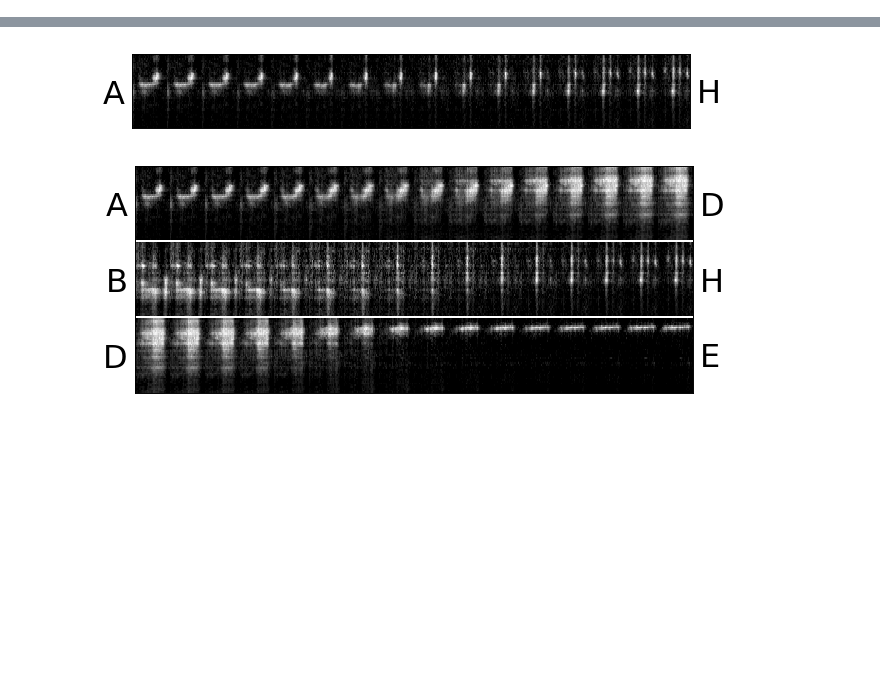
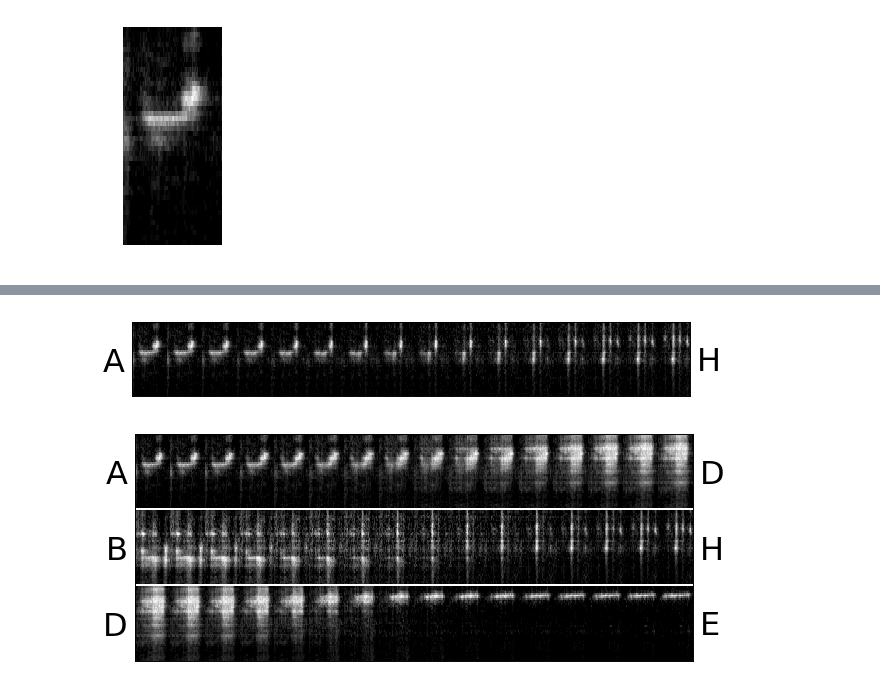
Before and after one commit to MarvinT/morphs, a Jupyter notebook: notebooks/1.0-mjt-morph-spectrograms.ipynb, the cells around one changed output, grey strips where cells are left out. Saved outputs shown, nothing was run; the diff lists cells and outputs as text; code cells hidden in the pictures; blank space fills up the shorter version.

Commit message:
singles

```diff
--- a/notebooks/1.0-mjt-morph-spectrograms.ipynb
+++ b/notebooks/1.0-mjt-morph-spectrograms.ipynb
@@ -8,2 +5,21 @@ import seaborn as sns
+# %%
+folder = morphs.paths.FIGURES_DIR / 'morphs'
+single_folder = folder / 'singles'
 # %%
 spects = morphs.data.load.morph_spectrograms()
+# %%
+import matplotlib.pylab as plt
+
+def single(dim, pos, spects):
+    im = spects[dim[0]][dim[1]][pos].astype(float)
+    im /= np.max(im)
+    f = plt.imshow(im, aspect=8)
+    plt.axis('off')
+    return f.figure
+# %%
+dim = 'ad'
+pos = 1
+f = single(dim, pos, spects)
+morphs.plot.savefig(f, '%s%03d' % (dim, pos), folder=single_folder)
+# %% [output]
+[figure, added]
```
Also changed, not shown: parts of 7 cells of this notebook.
